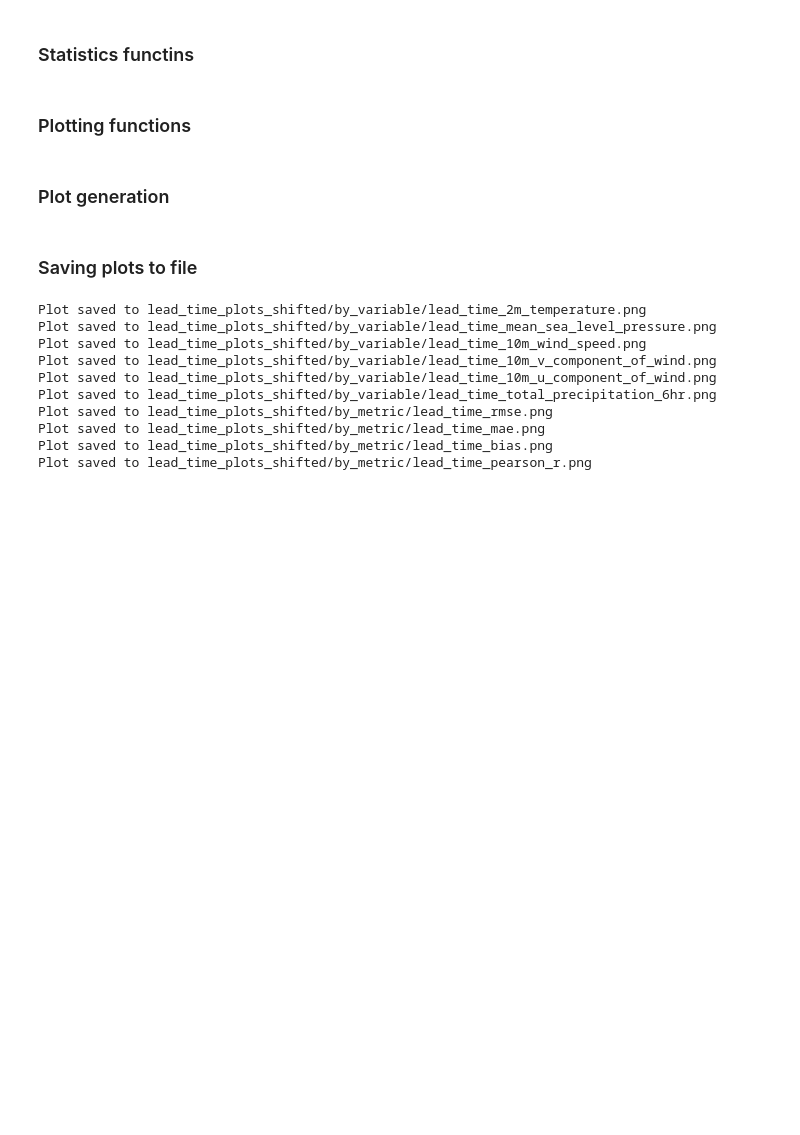
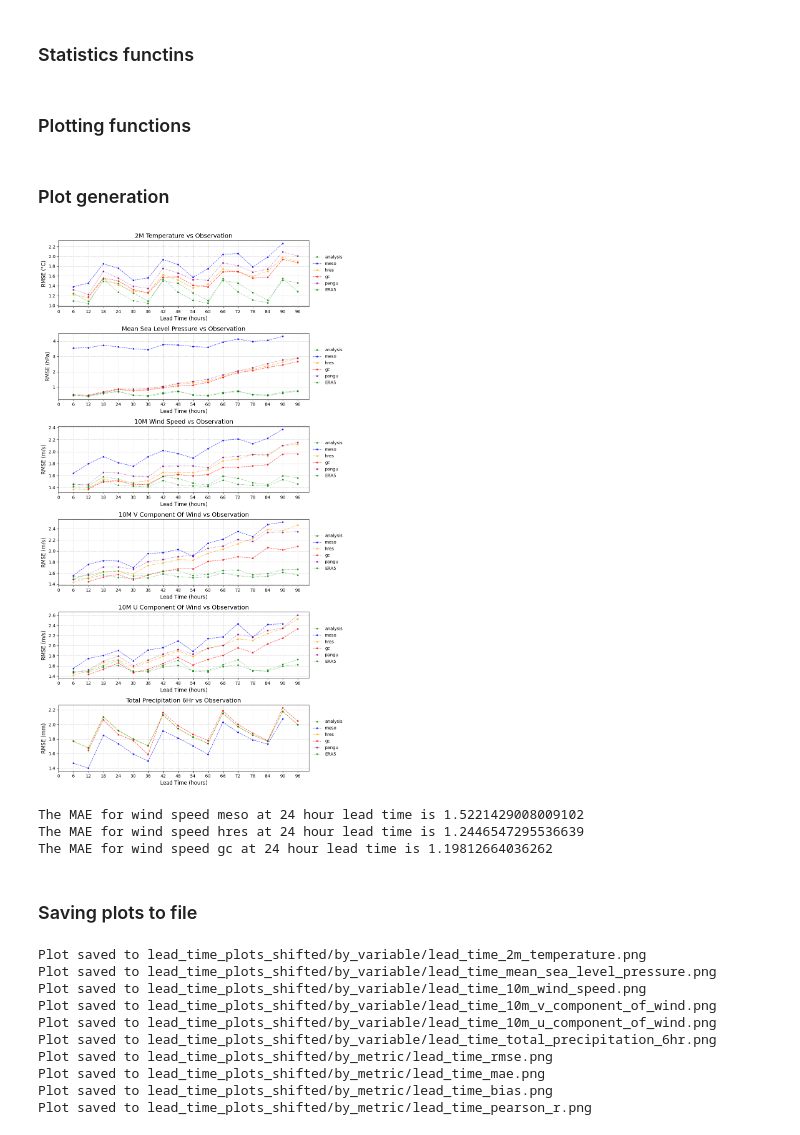
Before and after one commit to koenlode/Thesis, a Jupyter notebook: lead_time_results.ipynb, the cells around one changed output. Cells and saved outputs as stored; diff of their text form; code cells hidden in the pictures; blank space fills up the shorter version.

```diff
--- a/lead_time_results.ipynb
+++ b/lead_time_results.ipynb
@@ -25,6 +26,7 @@ import matplotlib.lines as mlines
 # results_2022_ws = xr.open_dataset('results_2022_ws.nc')
 # results_2022_ws_gcshifted = xr.open_dataset('results_2022_ws_gcshifted.nc')
 # results_2022_ws_gcshifted_meso = xr.open_dataset('results_2022_ws_gcshifted_meso.nc')
-results = xr.open_dataset('results_2022_ws_gcshifted_meso_gc.nc')
+results = xr.open_dataset('results_2022_ws_gcshifted_mesohourly15pdt_gc_pangu_ERA5.nc')
 # results_2022_ws_gcshifted['2m_temperature_gc'] == results_2022_ws_gcshifted_meso_gc['2m_temperature_gc']
-results
+
+# results = results.drop_isel(prediction_timedelta=-1)
@@ -211,8 +195,8 @@ def plot_statistic_results(statistics, error_metric, save_path=None):
     if len(variables) == 1:
         axs = [axs]
 
-    line_styles = [':', '--', '-.', '--']
-    line_colors = ['green', 'blue', 'orange', 'red']
+    line_styles = [':', '--', '-.', '--', ':']
+    line_colors = ['green', 'blue', 'orange', 'red', 'purple']
 
     # Track the overall minimum value across all datasets for setting the y-limit
     global_min = float('inf')
@@ -239,12 +223,15 @@ def plot_statistic_results(statistics, error_metric, save_path=None):
         # Add a legend to the right of each subplot
         axs[i].legend(loc='center left', bbox_to_anchor=(1, 0.5), fontsize=10, frameon=False)
 
-    # Set y-axis limit after processing all datasets
-        # Set y-axis limits based on metric
-        if error_metric == 'pearson_r':
-            axs[i].set_ylim(top=1.0)  # Top limit is set to 1.0
-        elif global_min >= 0:
-                    axs[i].set_ylim(bottom=0)
+
+    # # Uncomment the following block to set y-axis limits based on the metric
+
+    # # Set y-axis limit after processing all datasets
+    #     # Set y-axis limits based on metric
+    #     if error_metric == 'pearson_r':
+    #         axs[i].set_ylim(top=1.0)  # Top limit is set to 1.0
+    #     elif global_min >= 0:
+    #                 axs[i].set_ylim(bottom=0)
     plt.tight_layout()
 
     if save_path:
@@ -286,8 +273,8 @@ def plot_statistics_for_variable(statistics, variable, metrics=['rmse', 'mae', '
     if len(metrics) == 1:
         axs = [axs]
 
-    line_styles = [':', '--', '-.', '--']
-    line_colors = ['green', 'blue', 'orange', 'red']
+    line_styles = [':', '--', '-.', '--', ':']
+    line_colors = ['green', 'blue', 'orange', 'red', 'purple']
 
     # Track the overall minimum and maximum values across all variables for setting the y-limit
     global_min = float('inf')
@@ -338,13 +325,31 @@ def plot_statistics_for_variable(statistics, variable, metrics=['rmse', 'mae', '
 # %% [markdown]
 ### Plot generation
 # %%
-metrics = ['rmse', 'mae', 'bias', 'pearson_r']
-models = ['analysis', 'meso', 'hres', 'gc']
+metrics = ['rmse','mae', 'bias', 'pearson_r']
+models = ['analysis', 'meso', 'hres', 'gc', 'pangu', 'ERA5']
+variables = ['2m_temperature', 'mean_sea_level_pressure', '10m_wind_speed', 'total_precipitation_6hr']
 
 statistics = calculate_all_statistics(results, metrics, models)
-# statistics_unshifted = calculate_all_statistics(results_2022_ws, metrics, models)
-plot_statistics_for_variable(statistics, '10m_wind_speed', metrics=metrics)
-# plot_statistic_results(statistics_shifted, 'pearson_r')
+
+plot_statistic_results(statistics, 'rmse')
+# %% [output]
+[figure, added]
+# %%
+metrics = ['mae']
+models = [ 'meso', 'hres', 'gc',]
+
+statistics = calculate_all_statistics(results, metrics, models)
+# statistics_unshifted = calculate_all_statistics(results_2022_ws, metrics, models)
+# plot_statistics_for_variable(statistics, '10m_wind_speed', metrics=metrics)
+# plot_statistic_results(statistics_shifted, 'pearson_r')
+# statistics
+for model in models:
+    mae_24 = statistics[f'mae_{model}'].isel(prediction_timedelta=6)[f'10m_wind_speed_{model}'].values
+    print(f'The MAE for wind speed {model} at 24 hour lead time is {mae_24}')
+# %% [output]
+The MAE for wind speed meso at 24 hour lead time is 1.5221429008009102
+The MAE for wind speed hres at 24 hour lead time is 1.2446547295536639
+The MAE for wind speed gc at 24 hour lead time is 1.19812664036262
 # %% [markdown]
 ### Saving plots to file
 # %%
```
Also changed, not shown: parts of 10 cells of this notebook, 6 other files.
